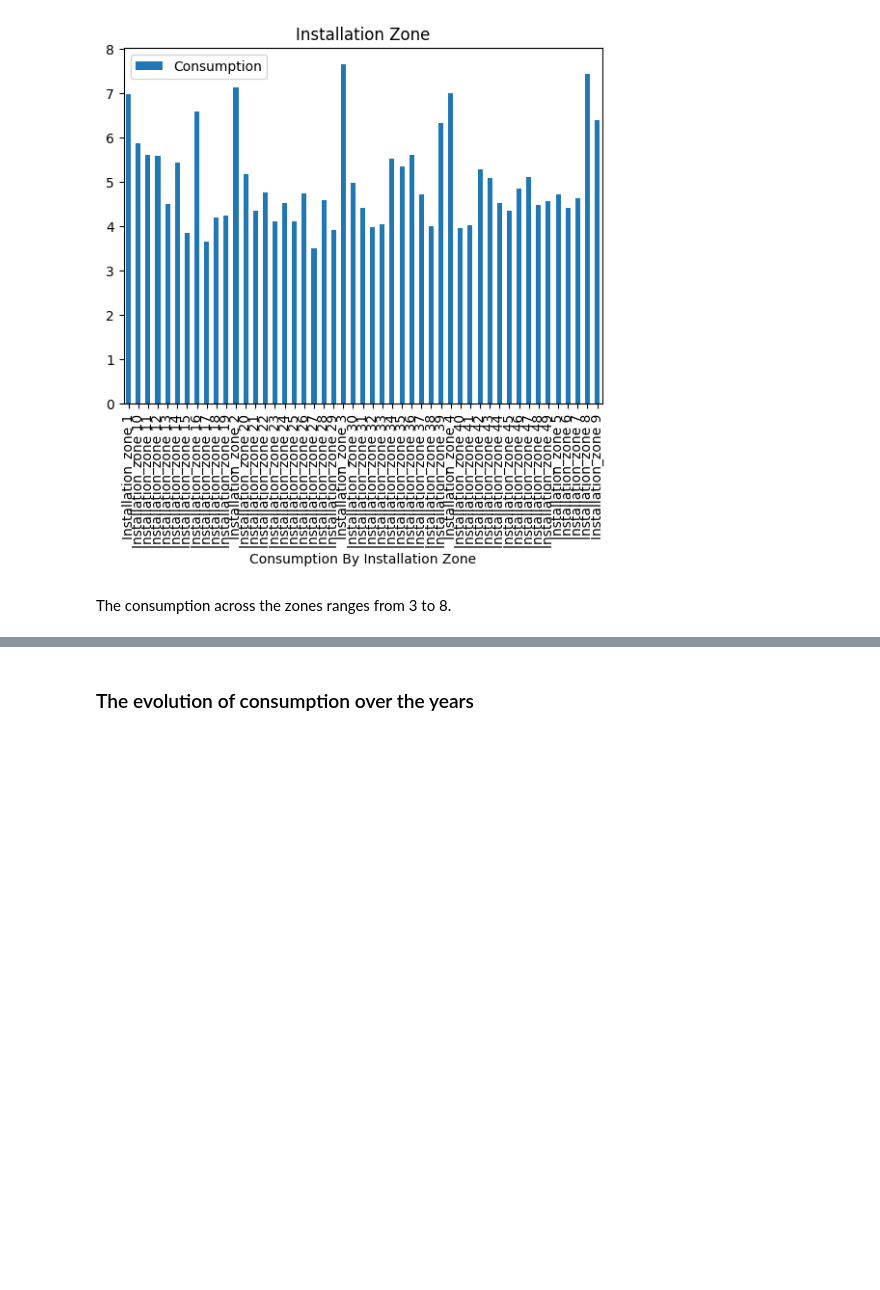
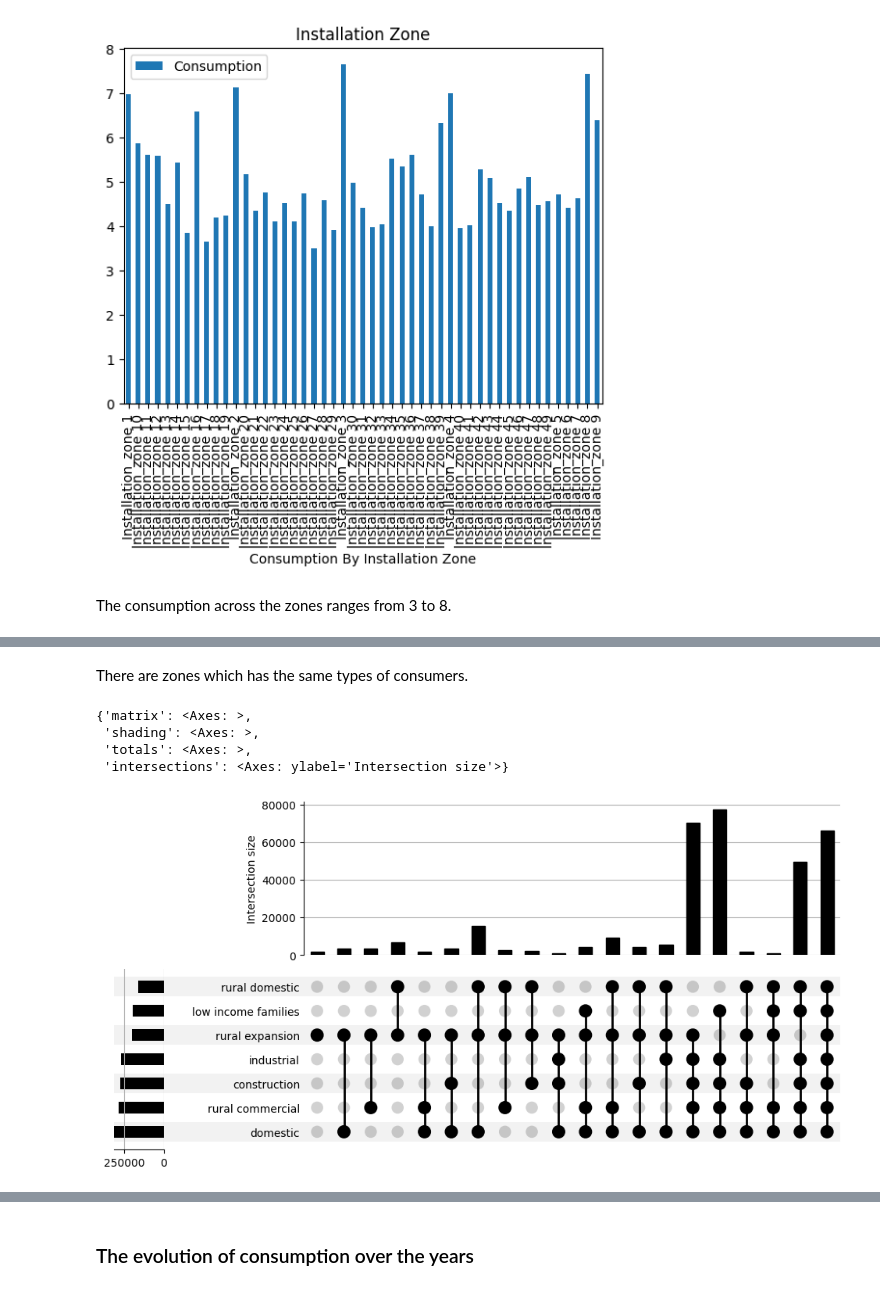
Before and after one commit to Shemeazza/ML4DS-D, a Jupyter notebook: analysis/An_Initial_Analysis.ipynb, the cells around one changed output, grey strips where cells are left out. Saved outputs shown, nothing was run; the diff lists cells and outputs as text; code cells hidden in the pictures; blank space fills up the shorter version.

```diff
--- a/analysis/An_Initial_Analysis.ipynb
+++ b/analysis/An_Initial_Analysis.ipynb
@@ -153,0 +211,25 @@ The consumption across the zones ranges from 3 to 8.
+# %%
+user_counts = water_consumption.groupby(['Consumer_type', 'Installation_zone']).size().reset_index(name='Count')
+
+user_counts = pd.get_dummies(user_counts, columns=['Consumer_type'], prefix='Consumer_type')
+user_counts = user_counts.groupby(['Installation_zone']).agg({
+    'Count': 'sum',
+    'Consumer_type_construction': 'sum',
+    'Consumer_type_domestic': 'sum',
+    'Consumer_type_industrial': 'sum',
+    'Consumer_type_low income families': 'sum',
+    'Consumer_type_rural commercial': 'sum',
+    'Consumer_type_rural expansion': 'sum',
+    'Consumer_type_rural domestic': 'sum'
+  }).reset_index()
+
+user_counts['Consumer_types'] = user_counts.iloc[:, 2:].astype(str).apply(lambda row: ','.join(map(str, row)), axis=1)
+
+user_counts = user_counts.groupby(['Consumer_types']).agg({
+    'Count': 'sum',
+    'Installation_zone': lambda x: ', '.join(map(str, x))
+  }).reset_index()
+
+user_counts['Consumer_types'] = user_counts['Consumer_types'].str.split(',').apply(lambda x: [bool(int(val)) for val in x])
+
+user_counts
@@ -153,0 +254,14 @@ The consumption across the zones ranges from 3 to 8.
+# %% [markdown]
+There are zones which has the same types of consumers.
+# %%
+columns = water_consumption['Consumer_type'].unique()
+index = pd.MultiIndex.from_tuples(list(user_counts['Consumer_types'].values), names=columns)
+
+counts = pd.Series(user_counts['Count'].values, index=index)
+plot(counts)
+# %% [output]
+{'matrix': <Axes: >,
+ 'shading': <Axes: >,
+ 'totals': <Axes: >,
+ 'intersections': <Axes: ylabel='Intersection size'>}
+[figure, added]
```
Also changed, not shown: parts of 9 cells of this notebook.
